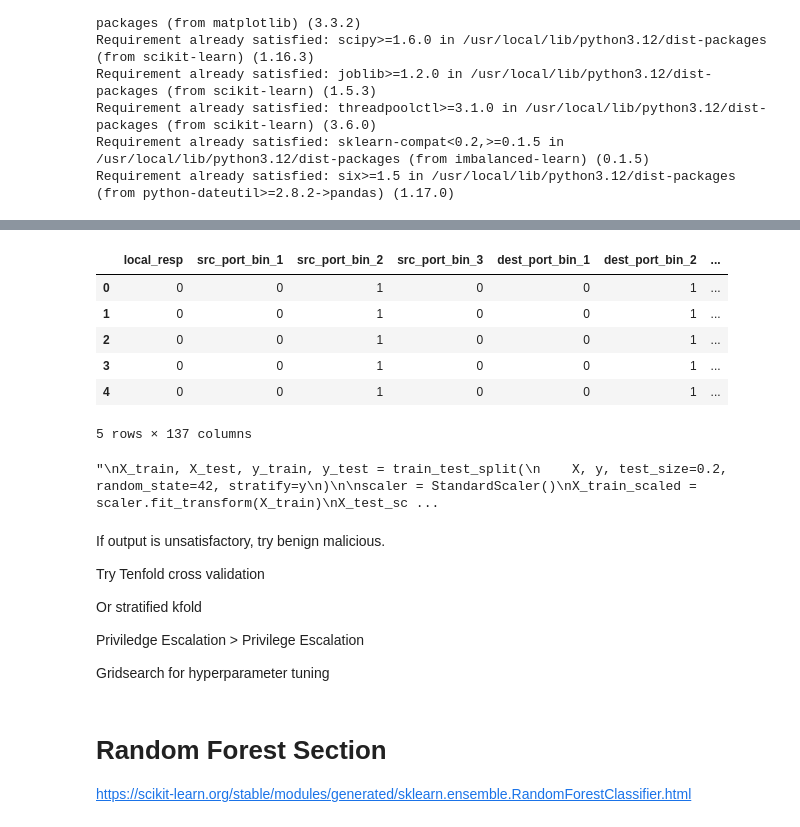
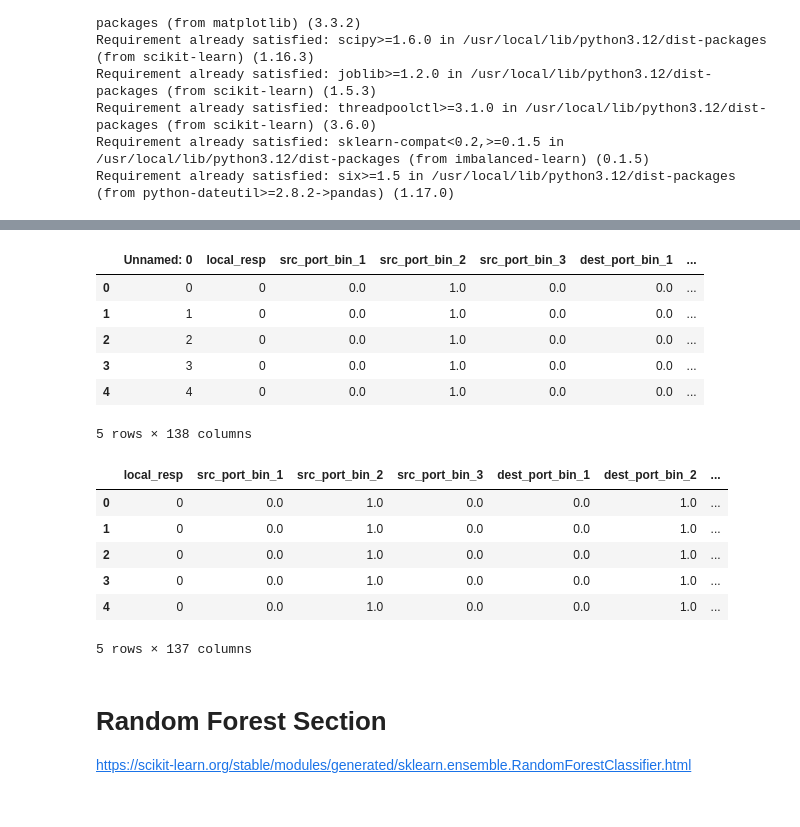
Before and after one commit to aabaniel/ZeekData24-AI-Training, a Jupyter notebook: CTTHES3_Models/ML_GBT.ipynb, the cells around one changed output, grey strips where cells are left out. Drawn from its saved outputs; the diff is of its cells as text; code cells hidden in the pictures.

Commit message:
Created using Colab;unfinished training

```diff
--- a/CTTHES3_Models/ML_GBT.ipynb
+++ b/CTTHES3_Models/ML_GBT.ipynb
@@ -94,43 +111,38 @@ fpr_scorer = make_scorer(multiclass_weighted_fpr)
 # %%
 
 ##### FOR COLAB #####
-train = "/content/final_train.csv"
-test = "/content/test.csv"
+train = "/content/drive/MyDrive/zeek24data/final_train.csv"
+test = "/content/drive/MyDrive/zeek24data/test.csv"
 
 '''
 train = "../datasets/final_train.csv"
 test = "../datasets/test.csv"
 '''
 
 df = pd.read_csv(train)
 test_df = pd.read_csv(test)
 
 df.head()
 # %% [output]
-|  | local_resp | src_port_bin_1 | src_port_bin_2 | src_port_bin_3 | dest_port_bin_1 | dest_port_bin_2 | ... |
-| 0 | 0 | 0 | 1 | 0 | 0 | 1 | ... |
-| 1 | 0 | 0 | 1 | 0 | 0 | 1 | ... |
-| 2 | 0 | 0 | 1 | 0 | 0 | 1 | ... |
-| 3 | 0 | 0 | 1 | 0 | 0 | 1 | ... |
-| 4 | 0 | 0 | 1 | 0 | 0 | 1 | ... |
+|  | Unnamed: 0 | local_resp | src_port_bin_1 | src_port_bin_2 | src_port_bin_3 | dest_port_bin_1 | ... |
+| 0 | 0 | 0 | 0.0 | 1.0 | 0.0 | 0.0 | ... |
+| 1 | 1 | 0 | 0.0 | 1.0 | 0.0 | 0.0 | ... |
+| 2 | 2 | 0 | 0.0 | 1.0 | 0.0 | 0.0 | ... |
+| 3 | 3 | 0 | 0.0 | 1.0 | 0.0 | 0.0 | ... |
+| 4 | 4 | 0 | 0.0 | 1.0 | 0.0 | 0.0 | ... |
-5 rows × 137 columns
+5 rows × 138 columns
-# %%
-'''
-X_train, X_test, y_train, y_test = train_test_split(
-    X, y, test_size=0.2, random_state=42, stratify=y
-)
-
-scaler = StandardScaler()
-X_train_scaled = scaler.fit_transform(X_train)
-X_test_scaled = scaler.transform(X_test)
-
-if has_smote:
-    sm = SMOTE(random_state=42)
-    X_train_scaled, y_train = sm.fit_resample(X_train_scaled, y_train)
-    print('Applied SMOTE.')
-    '''
-# %% [output]
-"\nX_train, X_test, y_train, y_test = train_test_split(\n    X, y, test_size=0.2, random_state=42, stratify=y\n)\n\nscaler = StandardScaler()\nX_train_scaled = scaler.fit_transform(X_train)\nX_test_sc ...
+# %%
+df = df.drop(df.columns[0], axis=1)
+test_df = test_df.drop(test_df.columns[0], axis=1)
+df.head()
+# %% [output]
+|  | local_resp | src_port_bin_1 | src_port_bin_2 | src_port_bin_3 | dest_port_bin_1 | dest_port_bin_2 | ... |
+| 0 | 0 | 0.0 | 1.0 | 0.0 | 0.0 | 1.0 | ... |
+| 1 | 0 | 0.0 | 1.0 | 0.0 | 0.0 | 1.0 | ... |
+| 2 | 0 | 0.0 | 1.0 | 0.0 | 0.0 | 1.0 | ... |
+| 3 | 0 | 0.0 | 1.0 | 0.0 | 0.0 | 1.0 | ... |
+| 4 | 0 | 0.0 | 1.0 | 0.0 | 0.0 | 1.0 | ... |
+5 rows × 137 columns
 # %%
 
 X_train = df.drop(columns=["label_tactic"])
@@ -142,16 +154,6 @@ y_test = test_df["label_tactic"]
 scaler = StandardScaler()
 X_train_scaled = scaler.fit_transform(X_train)
 X_test_scaled = scaler.transform(X_test)
-# %% [markdown]
-If output is unsatisfactory, try benign malicious.
-
-Try Tenfold cross validation
-
-Or stratified kfold
-
-Priviledge Escalation > Privilege Escalation
-
-Gridsearch for hyperparameter tuning
 # %% [markdown]
 # Random Forest Section
 https://scikit-learn.org/stable/modules/generated/sklearn.ensemble.RandomForestClassifier.html
```
Also changed, not shown: parts of 5 cells of this notebook.
